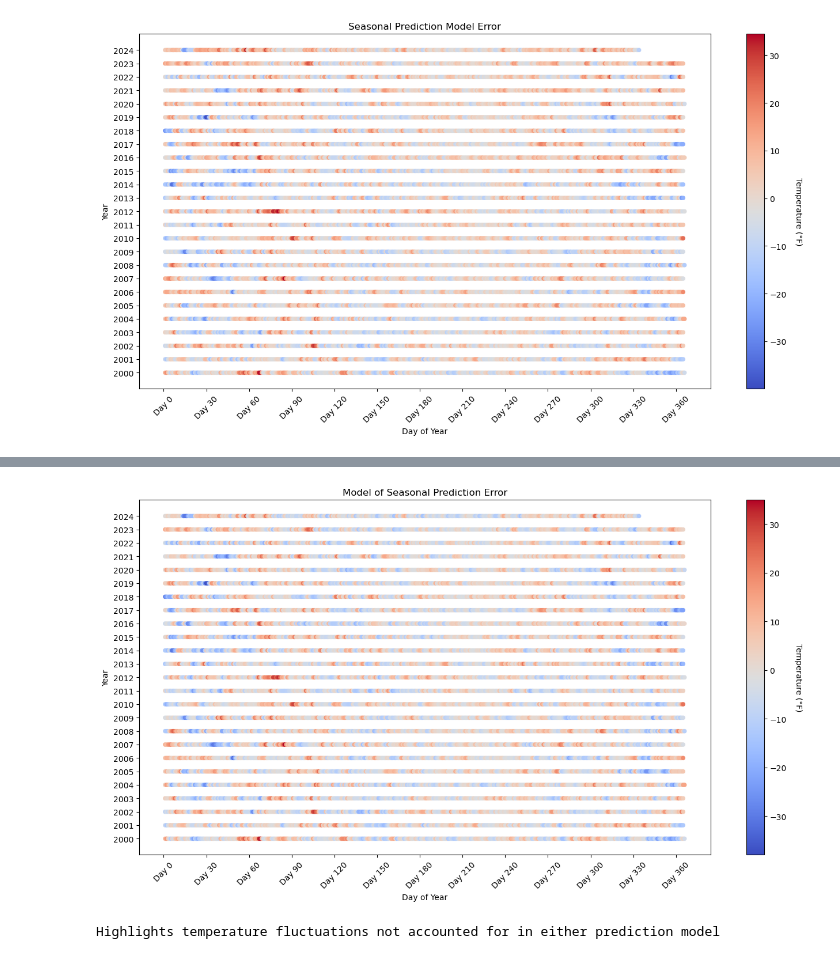
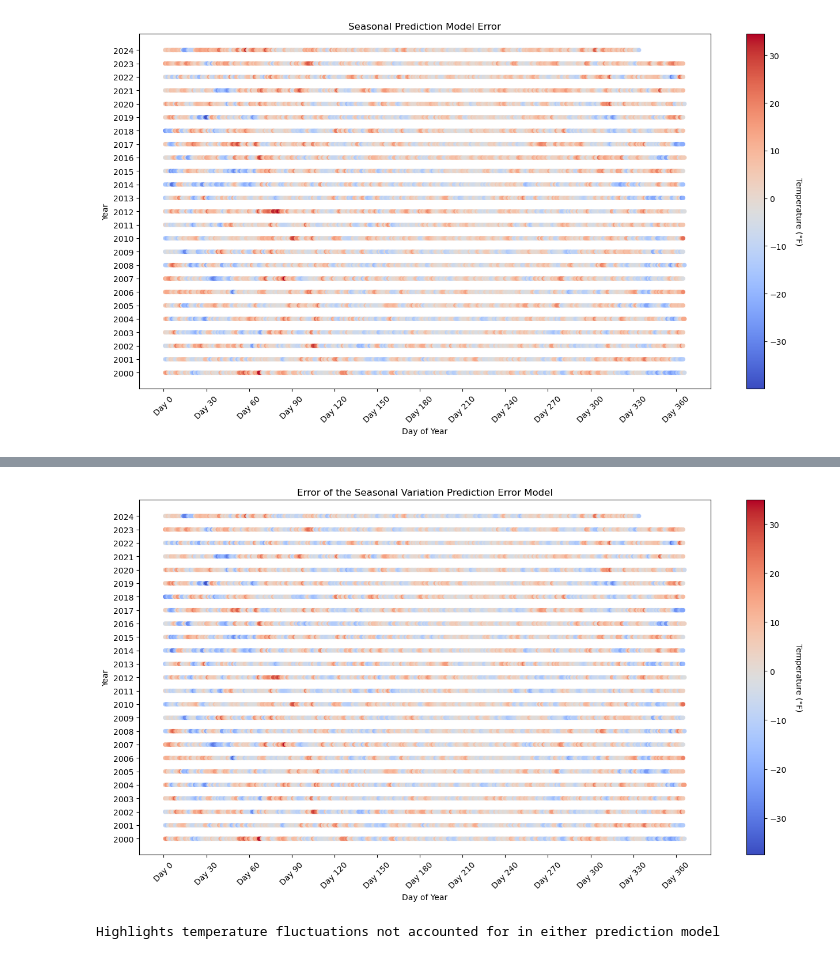
Before and after one commit to miayiannias/Assignments, a Jupyter notebook: FINAL.ipynb, the cells around one changed output, grey strips where cells are left out. Drawn from its saved outputs; the diff is of its cells as text; code cells hidden in the pictures.

```diff
--- a/FINAL.ipynb
+++ b/FINAL.ipynb
@@ -265,21 +247,12 @@ heatmap(df, residuals, abnormal_hot, abnormal_cold)
 [figure]
 # %%
 #ERROR PREDICTION MODEL
-def abnormal_days(residuals, threshold=2):
-    mean = residuals.mean()
-    std = residuals.std()
-    lower_thresh = mean - threshold * std
-    upper_thresh = mean + threshold * std
-    abnormal_hot = residuals > upper_thresh
-    abnormal_cold = residuals < lower_thresh
-    return abnormal_hot, abnormal_cold
-
 def heatmap(df, residuals, abnormal_hot, abnormal_cold):
-    fig, ax = plt.subplots(figsize=(16, 8))
+    fig, ax=plt.subplots(figsize=(16, 8))
     ax.set_xticks(np.arange(0, 366, 30))
     ax.set_xticklabels([f'Day {i}' for i in range(0, 366, 30)], rotation=45)
-    df['Year'] = df['Date'].dt.year
-    df['DayOfYear'] = df['Date'].dt.dayofyear
+    df['Year']=df['Date'].dt.year
+    df['DayOfYear']=df['Date'].dt.dayofyear
     norm = Normalize(vmin=residuals.min(), vmax=residuals.max())
     ax.set_xlabel('Day of Year')
     scplot = ax.scatter(df['DayOfYear'], df['Year'], c=residuals, cmap='coolwarm', norm=norm, s=20)
@@ -290,8 +263,8 @@ def heatmap(df, residuals, abnormal_hot, abnormal_cold):
     ax.set_yticks(sorted(df['Year'].unique()))
     plt.show()
 
-residuals = predicted_error_fourier
-abnormal_hot, abnormal_cold = abnormal_days(residuals, threshold=2)
+residuals=predicted_error_fourier
+abnormal_hot, abnormal_cold=abnormal_days(residuals, threshold=2)
 heatmap(df, residuals, abnormal_hot, abnormal_cold)
 print("This model is interesting for showing general trends based on the prediction model after seasonal variation was removed. It shows a general increase in temperature regardless of season")
 # %% [output]
@@ -299,35 +272,26 @@ print("This model is interesting for showing general trends based on the predict
 This model is interesting for showing general trends based on the prediction model after seasonal variation was removed. It shows a general increase in temperature regardless of season
 # %%
 #ERROR OF SEASONAL ERROR PREDICTION MODEL
-def abnormal_days(residuals, threshold=2):
-    mean = residuals.mean()
-    std = residuals.std()
-    lower_thresh = mean - threshold * std
-    upper_thresh = mean + threshold * std
-    abnormal_hot = residuals > upper_thresh
-    abnormal_cold = residuals < lower_thresh
-    return abnormal_hot, abnormal_cold
-
 def heatmap(df, residuals, abnormal_hot, abnormal_cold):
-    fig, ax = plt.subplots(figsize=(16, 8))
+    fig, ax=plt.subplots(figsize=(16, 8))
     ax.set_xticks(np.arange(0, 366, 30))
     ax.set_xticklabels([f'Day {i}' for i in range(0, 366, 30)], rotation=45)
-    df['Year'] = df['Date'].dt.year
-    df['DayOfYear'] = df['Date'].dt.dayofyear
-    norm = Normalize(vmin=residuals.min(), vmax=residuals.max())
+    df['Year']=df['Date'].dt.year
+    df['DayOfYear']=df['Date'].dt.dayofyear
+    norm=Normalize(vmin=residuals.min(), vmax=residuals.max())
     ax.set_xlabel('Day of Year')
-    scplot = ax.scatter(df['DayOfYear'], df['Year'], c=residuals, cmap='coolwarm', norm=norm, s=20)
-    cbar = plt.colorbar(scplot, ax=ax, orientation='vertical')
+    scplot=ax.scatter(df['DayOfYear'], df['Year'], c=residuals, cmap='coolwarm', norm=norm, s=20)
+    cbar=plt.colorbar(scplot, ax=ax,orientation='vertical')
     cbar.set_label('Temperature (°F)', rotation=270, labelpad=20)
-    ax.set_title('Error of th')
+    ax.set_title('Error of the Seasonal Variation Prediction Error Model')
     ax.set_ylabel('Year')
     ax.set_yticks(sorted(df['Year'].unique()))
     plt.show()
 
-residuals = error_fourier
-abnormal_hot, abnormal_cold = abnormal_days(residuals, threshold=2)
-heatmap(df, residuals, abnormal_hot, abnormal_cold)
+residuals=error_fourier
+abnormal_hot, abnormal_cold=abnormal_days(residuals, threshold=2)
+heatmap(df, residuals, abnormal_hot,abnormal_cold)
 print("Highlights temperature fluctuations not accounted for in either prediction model")
 # %% [output]
-[figure, old version]
+[figure, new version]
 Highlights temperature fluctuations not accounted for in either prediction model
```
Also changed, not shown: parts of 9 cells of this notebook, 1 other file.
